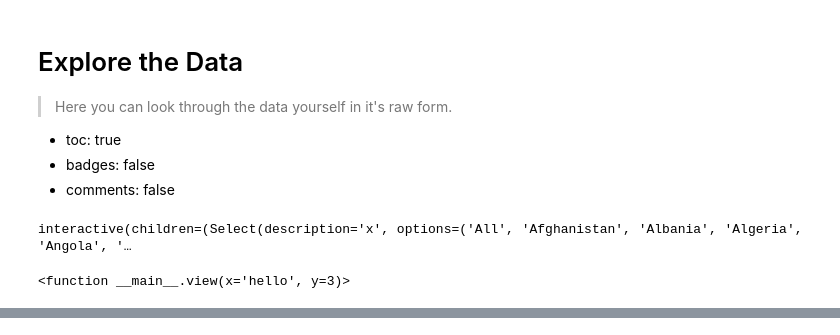
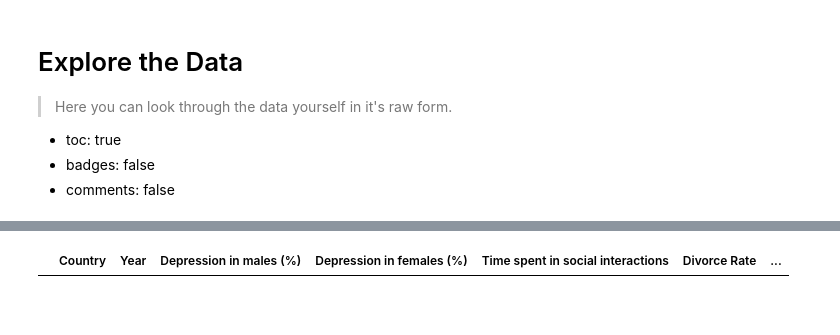
Before and after one commit to jmsummers98/PMIM502, a Jupyter notebook: _notebooks/2022-01-04-PMIM502_Dataframe.ipynb, the cells around one changed output, grey strips where cells are left out. Cells and saved outputs as stored; diff of their text form; code cells hidden in the pictures; blank space fills up the shorter version.

```diff
--- a/_notebooks/2022-01-04-PMIM502_Dataframe.ipynb
+++ b/_notebooks/2022-01-04-PMIM502_Dataframe.ipynb
@@ -25,6 +25,25 @@ import country_converter as coco
 import geopandas as gpd
 import json
 
+
+
+
+from IPython.display import HTML, display
+from time import sleep
+
+display(HTML("""
+<script src="https://cdnjs.cloudflare.com/ajax/libs/require.js/2.1.10/require.min.js"></script>
+"""))
+
+sleep(0.1)
+
+
+from itables import init_notebook_mode
+init_notebook_mode(all_interactive=True)
+
+
+from itables import show
+
 ### Data
 cwd = os.getcwd()
 df_file = '/depression_final_df.csv'
@@ -40,8 +59,10 @@ df = df.rename(columns={"Prevalence - Depressive disorders - Sex: Male - Age: Ag
 sum_column = df["Depression in males (%)"] + df["Depression in females (%)"]
 
 df['Depression (%)'] = sum_column
+
+df = df.drop(columns=['id', 'Continent','geometry','country_code'])
 # %%
-# hide_input
+# hide
 items = ['All']+sorted(df['Country'].unique().tolist())
 
 def view(x='hello',y=3):
@@ -52,7 +73,10 @@ def view(x='hello',y=3):
 
 a_slider = widgets.IntSlider(min=1990, max=2017, step=1, value=5)
 b_select =  widgets.Select(options=items)
-widgets.interact(view,y=a_slider,x=b_select)
+dataview = widgets.interact(view,y=a_slider,x=b_select)
-# %% [output]
-interactive(children=(Select(description='x', options=('All', 'Afghanistan', 'Albania', 'Algeria', 'Angola', '…
-<function __main__.view(x='hello', y=3)>
+# %%
+# hide_input
+
+#x = wb.get_series("SP.POP.TOTL", mrv=1, simplify_index=True)
+show(df)
+# %% [output]
@@ -58,0 +84 @@ interactive(children=(Select(description='x', options=('All', 'Afghanistan', 'Al
+|  | Country | Year | Depression in males (%) | Depression in females (%) | Time spent in social interactions | Divorce Rate | ... |
```
Also changed, not shown: parts of 1 cell of this notebook.
